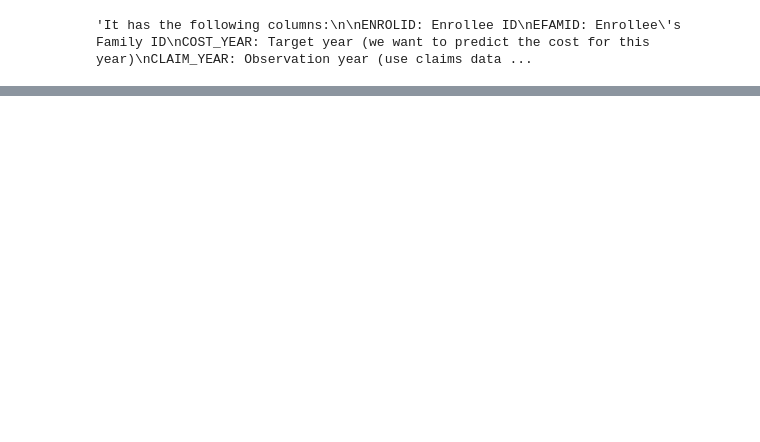
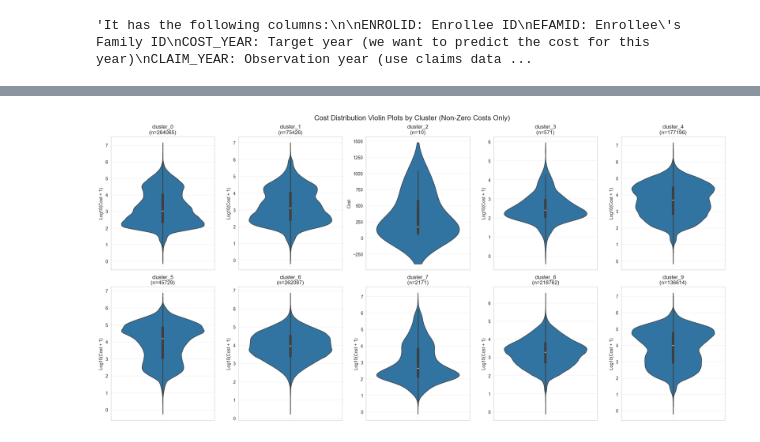
Before and after one commit to cat2510/optimization_guided_curation_ICML, a Jupyter notebook: cluster_analysis/cluster_data_exploration.ipynb, the cells around one changed output, grey strips where cells are left out. Drawn from its saved outputs; the diff is of its cells as text; code cells hidden in the pictures; blank space fills up the shorter version.

```diff
--- a/cluster_analysis/cluster_data_exploration.ipynb
+++ b/cluster_analysis/cluster_data_exploration.ipynb
@@ -206,0 +283,76 @@ cluster_9: Total cost (during CLAIM_YEAR) for ICD codes in cluster #9"""
+# %%
+# Violin plots for better distribution visualization
+try:
+    import seaborn as sns
+    sns.set_style("whitegrid")
+
+    # Create a long-format dataframe for seaborn
+    violin_data = []
+    for col in cluster_cols:
+        non_zero_data = df_2018[df_2018[col] > 0][col]
+        if len(non_zero_data) > 0:
+            for val in non_zero_data:
+                violin_data.append({'Cluster': col, 'Cost': val})
+
+    violin_df = pd.DataFrame(violin_data)
+
+    if len(violin_df) > 0:
+        fig, axes = plt.subplots(2, 5, figsize=(20, 10))
+        axes = axes.flatten()
+
+        for idx, col in enumerate(cluster_cols):
+            ax = axes[idx]
+            cluster_data = violin_df[violin_df['Cluster'] == col]['Cost']
+
+            if len(cluster_data) > 0:
+                # Use log scale for better visualization if data spans wide range
+                if cluster_data.max() / cluster_data.min() > 100:
+                    sns.violinplot(y=np.log10(cluster_data + 1), ax=ax)
+                    ax.set_ylabel('Log10(Cost + 1)')
+                else:
+                    sns.violinplot(y=cluster_data, ax=ax)
+                    ax.set_ylabel('Cost')
+
+                ax.set_title(f'{col}\n(n={len(cluster_data)})')
+                ax.set_xlabel('')
+                ax.grid(True, alpha=0.3)
+            else:
+                ax.text(0.5, 0.5, 'No data', ha='center', va='center')
+                ax.set_title(col)
+
+        plt.suptitle('Cost Distribution Violin Plots by Cluster (Non-Zero Costs Only)', fontsize=16)
+        plt.tight_layout()
+        plt.show()
+    else:
+        print("No non-zero data available for violin plots")
+except ImportError:
+    # Fallback to matplotlib violin plots if seaborn is not available
+    fig, axes = plt.subplots(2, 5, figsize=(20, 10))
+    axes = axes.flatten()
+
+    for idx, col in enumerate(cluster_cols):
+        ax = axes[idx]
+        non_zero_data = df_2018[df_2018[col] > 0][col].values
+
+        if len(non_zero_data) > 0:
+            # Use log scale for better visualization if data spans wide range
+            if non_zero_data.max() / non_zero_data.min() > 100:
+                plot_data = np.log10(non_zero_data + 1)
+                ax.violinplot([plot_data], positions=[1], showmeans=True, showmedians=True)
+                ax.set_ylabel('Log10(Cost + 1)')
+            else:
+                ax.violinplot([non_zero_data], positions=[1], showmeans=True, showmedians=True)
+                ax.set_ylabel('Cost')
+
+            ax.set_title(f'{col}\n(n={len(non_zero_data)})')
+            ax.tick_params(axis='x', which='both', bottom=False, labelbottom=False)
+            ax.grid(True, alpha=0.3)
+        else:
+            ax.text(0.5, 0.5, 'No data', ha='center', va='center')
+            ax.set_title(col)
+
+    plt.suptitle('Cost Distribution Violin Plots by Cluster (Non-Zero Costs Only)', fontsize=16)
+    plt.tight_layout()
+    plt.show()
+# %% [output]
+[figure, added]
```
Also changed, not shown: parts of 9 cells of this notebook, 11 other files.
